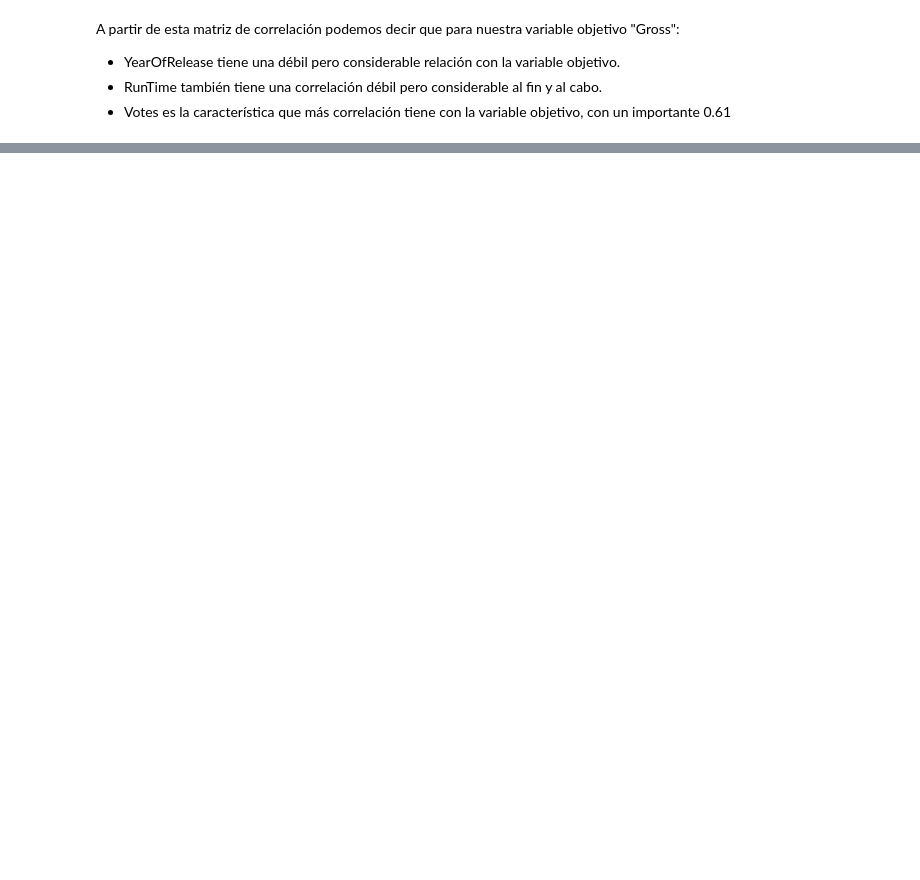
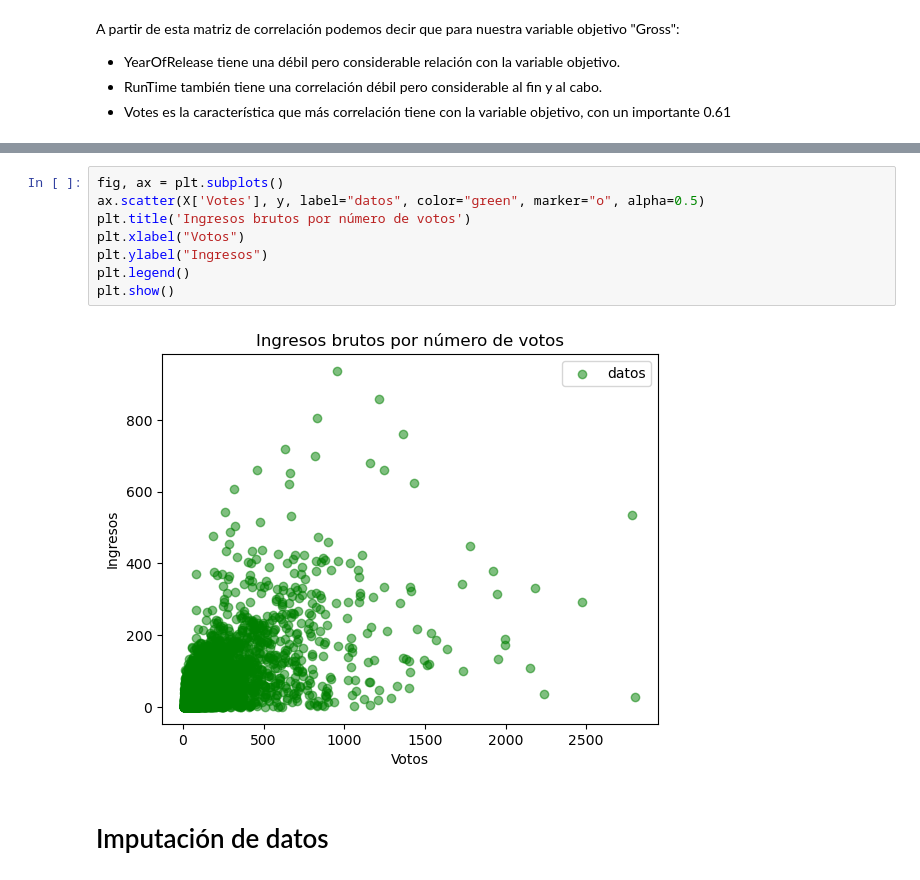
Before and after one commit to pablo11-exe/Talleres-ML, a Jupyter notebook: Taller2.ipynb, the cells around one changed output, grey strips where cells are left out. Drawn from its saved outputs; the diff is of its cells as text; blank space fills up the shorter version.

```diff
--- a/Taller2.ipynb
+++ b/Taller2.ipynb
@@ -194,0 +245,12 @@ A partir de esta matriz de correlación podemos decir que para nuestra variable
+# %%
+fig, ax = plt.subplots()
+ax.scatter(X['Votes'], y, label="datos", color="green", marker="o", alpha=0.5)
+plt.title('Ingresos brutos por número de votos')
+plt.xlabel("Votos")
+plt.ylabel("Ingresos")
+plt.legend()
+plt.show()
+# %% [output]
+[figure, added]
+# %% [markdown]
+# Imputación de datos
```
Also changed, not shown: parts of 11 cells of this notebook.
